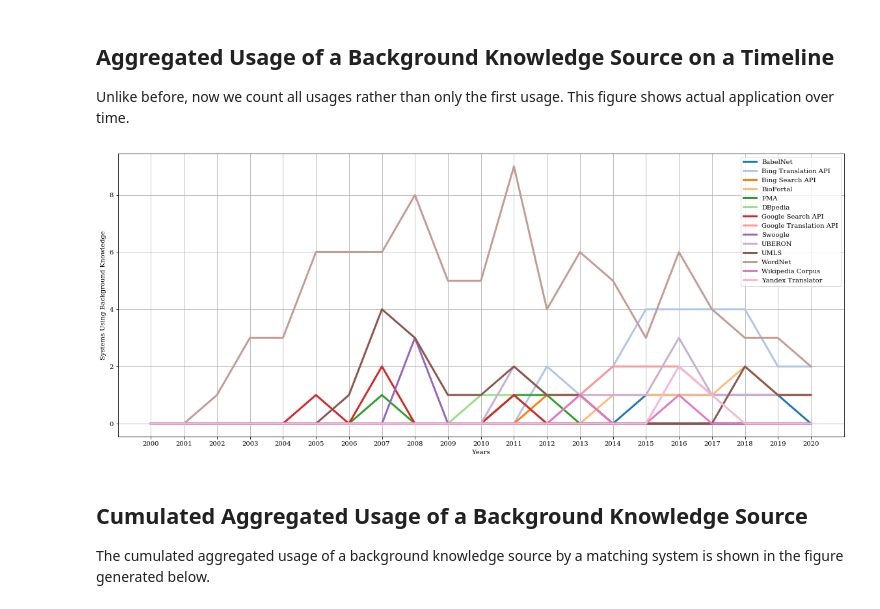
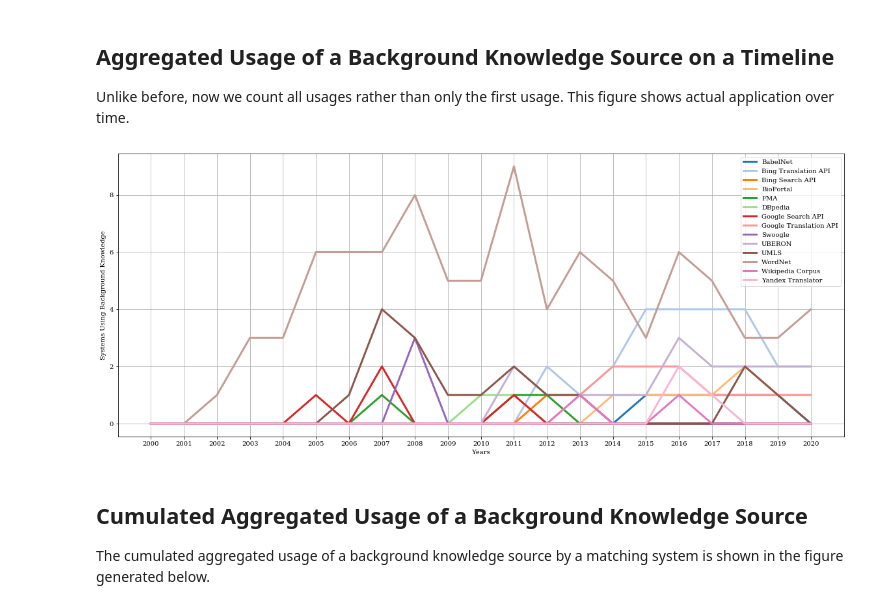
Before and after one commit to janothan/bk-in-matching-survey, a Jupyter notebook: Survey_Paper_Figures.ipynb, the cells around one changed output. Cells and saved outputs as stored; diff of their text form; code cells hidden in the pictures.

Commit message:
Systems added (Lily'20, POMap).

```diff
--- a/Survey_Paper_Figures.ipynb
+++ b/Survey_Paper_Figures.ipynb
@@ -967,7 +969,7 @@ Unlike before, now we count all usages rather than only the first usage. This fi
 
 cumulated_data_dictionary = \
 {
-    babelnet_dataset : { # DONE
+    babelnet_dataset : {
         2015: 1,
             # LYAM++
         2016: 1,
@@ -979,14 +981,7 @@ cumulated_data_dictionary = \
         2019: 1,
             # EVOCROS
     },
-    bing_translation_api_dataset : { # DONE
-        # WeSeE - DONE
-        # YAM++ - DONE
-        # XMap - DONE
-        # AML - DONE
-        # CLONA - DONE
-        # LogMap - DONE
-        # KEPLER - DONE
+    bing_translation_api_dataset : {
         2012 : 2,
             # WeSeE
             # YAM++
@@ -1022,13 +1017,13 @@ cumulated_data_dictionary = \
             # AML
             # LogMap (not explicitly mentioned, but likely, code contains MicrosoftBasedTranslator.java)
     },
-    bing_search_api_dataset : { # DONE
+    bing_search_api_dataset : {
         2012 : 1,
             # WeSeE
         2013 : 1,
             # SYNTHESIS
     },
-    bioportal_dataset : { # DONE
+    bioportal_dataset : {
         2014 : 1,
             # LogMap Bio
         2015 : 1,
@@ -1045,7 +1040,7 @@ cumulated_data_dictionary = \
         2020 : 1
             # LogMap Bio
     },
-    fma_dataset : { # DONE
+    fma_dataset : {
         2007 : 1,
             # AOAS
         2011: 1,
@@ -1053,13 +1048,13 @@ cumulated_data_dictionary = \
         2012: 1,
             # GOMMA
     },
-    dbpedia_dataset : { # DONE
+    dbpedia_dataset : {
         2010 : 1,
             # BLOOMS
         2011 : 1
             # LODA
     },
-    google_search_api_dataset : { # DONE
+    google_search_api_dataset : {
         2005 : 1,
             # Pan et al.
         2007 : 2,
@@ -1068,7 +1063,7 @@ cumulated_data_dictionary = \
         2011 : 1,
             # MapSSS
     },
-    google_translation_api_dataset : { # DONE
+    google_translation_api_dataset : {
         2013 : 1,
             # RiMOM
         2014 : 2,
@@ -1089,13 +1084,13 @@ cumulated_data_dictionary = \
         2020 : 1,
             # LogMap (assumed due to GoogleBasedTranslator.java)
     },
-    swoogle_dataset : { # DONE
+    swoogle_dataset : {
         2008 : 3,
             # SPIDER
             # SCARLET
             # Sabou Paper
     },
-    uberon_dataset : { # DONE
+    uberon_dataset : {
         # (paper) Mapping Composition for Matching Large...
         # AM - DONE
         # GOMMA - DONE
@@ -1117,25 +1112,29 @@ cumulated_data_dictionary = \
             # LYAM++
             # CroMatcher
             # AML
-        2017 : 1,
+        2017 : 2,
             # AML
-        2018 : 1,
+            # POMap
+        2018 : 2,
             # AML
-        2019 : 1,
+            # POMap
+        2019 : 2,
             # AML
-        2020 : 1,
+            # POMap
+        2020 : 2,
             # AML
+            # Lily
     },
     umls_dataset : {
-        # NLM - DONE
-        # AOAS - DONE
-        # ASMOV - DONE
-        # RiMom - DONE
-        # SAMBO - DONE
-        # AM - DONE
-        # Mapping Composition - DONE
-        # GOMMA - DONE
-        # AML - DONE
+        # NLM
+        # AOAS
+        # ASMOV
+        # RiMom
+        # SAMBO
+        # AM
+        # Mapping Composition
+        # GOMMA
+        # AML
         # LILY
         # FCA-Map
         2006 : 1,
@@ -1165,8 +1164,7 @@ cumulated_data_dictionary = \
             # FCA-Map
         2019 : 1,
             # LILY (assumed due to consistent scores, not explicitly mentioned)
-        2020 : 1,
-            # LILY (assumed due to consistent scores, not explicitly mentioned)
+        2020 : 0,
     },
     wordnet_dataset : {
         2002 : 1,
@@ -1259,9 +1257,10 @@ cumulated_data_dictionary = \
             # CroLOM
             # CroMatcher
             # RiMom
-        2017 : 4, # DONE
+        2017 : 5, # DONE
             # KEPLER
             # AML
+            # ALIN
             # ONTMAT
             # CroLOM
         2018 : 3, # DONE
@@ -1269,35 +1268,37 @@ cumulated_data_dictionary = \
             # KEPLER
             # SANOM
         2019 : 3, # DONE
             # EVOCROS
             # SANOM
             # AML
-        2020 : 2,
+        2020 : 4,
             # XMatcher
             # AML
+            # ALIN
+            # Lily
     },
     wikipedia_corpus_dataset : {
         #2010 : 1,
         #    # BLOOMS (not using the corpus directly)
         #2011: 1,
         #    # BLOOMS+ (not using the corpus directly)
         2013 : 1,
             # CIDER
         2016 : 1
             # DisMatch
     },
     yandex_translator_dataset : {
         2016 : 2,
             # CroLOM
             # SimCat
         2017 : 1,
             # CroLOM
     },
 }
 
 render_timeline(data_dictionary=cumulated_data_dictionary, lower_bound=lower_bound, upper_bound=upper_bound, file_name="cumulated_aggregated_systems_over_time.png", y_axis_text="Systems Using Background Knowledge")
 # %% [output]
-[figure, old version]
+[figure, new version]
 # %% [markdown]
 ## Cumulated Aggregated Usage of a Background Knowledge Source
 The cumulated aggregated usage of a background knowledge source by a matching system is shown in the figure generated below.
```
Also changed, not shown: parts of 6 cells of this notebook, 7 other files.
